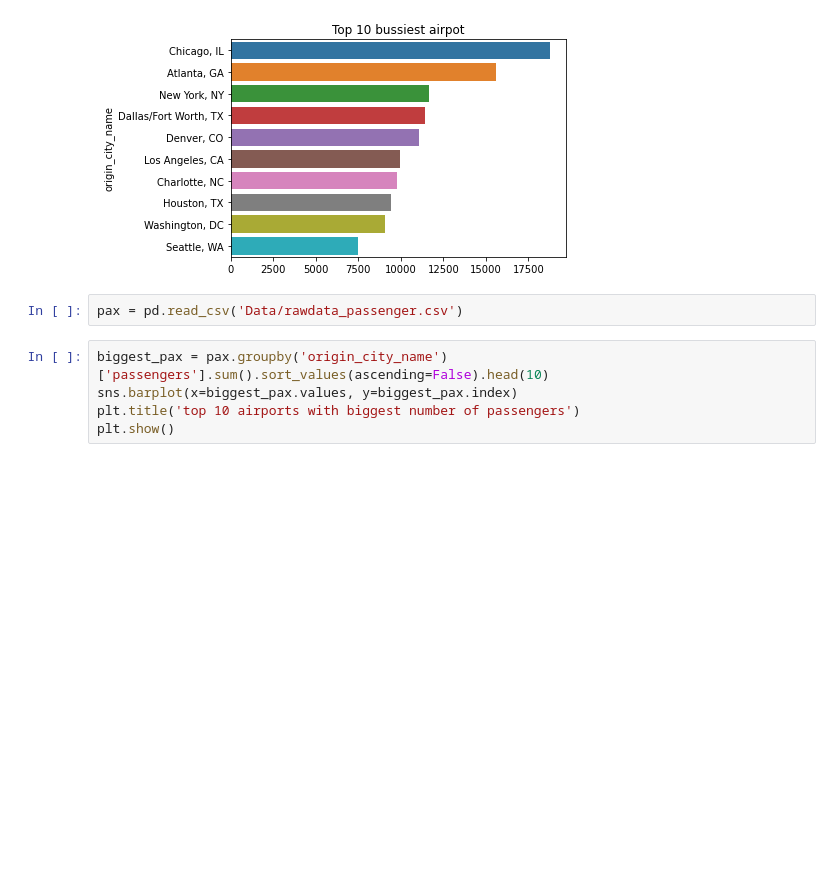
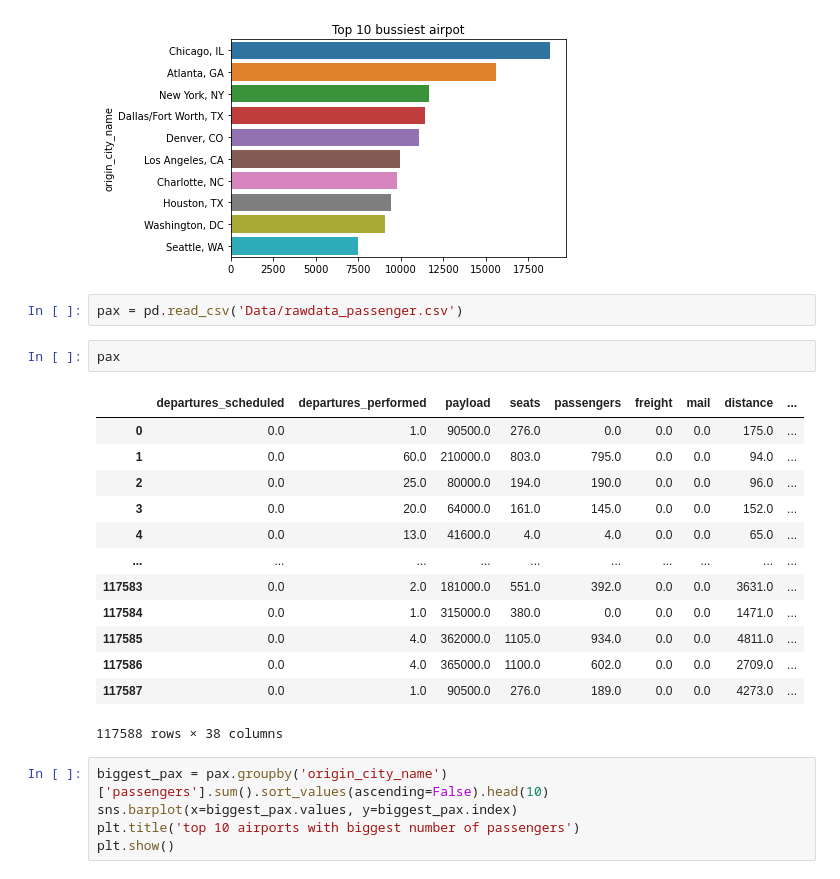
Before and after one commit to ChunkeyMunkey/SL-Flight-Delay, a Jupyter notebook: data_exploration.ipynb, the cells around one changed output. Cells and saved outputs as stored; diff of their text form; blank space fills up the shorter version.

```diff
--- a/data_exploration.ipynb
+++ b/data_exploration.ipynb
@@ -238,6 +255,22 @@ plt.show()
 [figure]
 # %%
 pax = pd.read_csv('Data/rawdata_passenger.csv')
+# %%
+pax
+# %% [output]
+|  | departures_scheduled | departures_performed | payload | seats | passengers | freight | mail | distance | ... |
+| 0 | 0.0 | 1.0 | 90500.0 | 276.0 | 0.0 | 0.0 | 0.0 | 175.0 | ... |
+| 1 | 0.0 | 60.0 | 210000.0 | 803.0 | 795.0 | 0.0 | 0.0 | 94.0 | ... |
+| 2 | 0.0 | 25.0 | 80000.0 | 194.0 | 190.0 | 0.0 | 0.0 | 96.0 | ... |
+| 3 | 0.0 | 20.0 | 64000.0 | 161.0 | 145.0 | 0.0 | 0.0 | 152.0 | ... |
+| 4 | 0.0 | 13.0 | 41600.0 | 4.0 | 4.0 | 0.0 | 0.0 | 65.0 | ... |
+| ... | ... | ... | ... | ... | ... | ... | ... | ... | ... |
+| 117583 | 0.0 | 2.0 | 181000.0 | 551.0 | 392.0 | 0.0 | 0.0 | 3631.0 | ... |
+| 117584 | 0.0 | 1.0 | 315000.0 | 380.0 | 0.0 | 0.0 | 0.0 | 1471.0 | ... |
+| 117585 | 0.0 | 4.0 | 362000.0 | 1105.0 | 934.0 | 0.0 | 0.0 | 4811.0 | ... |
+| 117586 | 0.0 | 4.0 | 365000.0 | 1100.0 | 602.0 | 0.0 | 0.0 | 2709.0 | ... |
+| 117587 | 0.0 | 1.0 | 90500.0 | 276.0 | 189.0 | 0.0 | 0.0 | 4273.0 | ... |
+117588 rows × 38 columns
 # %%
 biggest_pax = pax.groupby('origin_city_name')['passengers'].sum().sort_values(ascending=False).head(10)
 sns.barplot(x=biggest_pax.values, y=biggest_pax.index)
```
Also changed, not shown: parts of 33 cells of this notebook.
